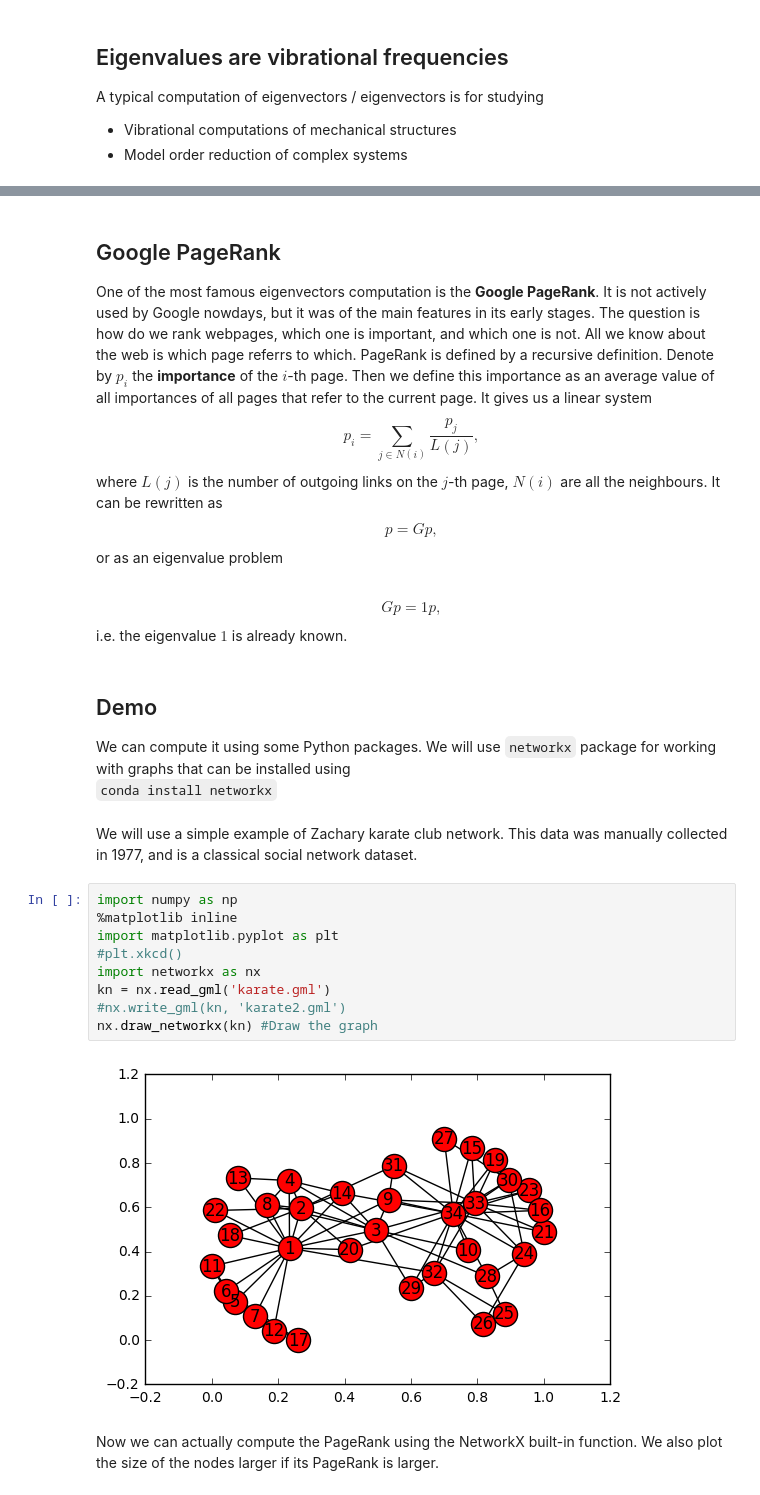
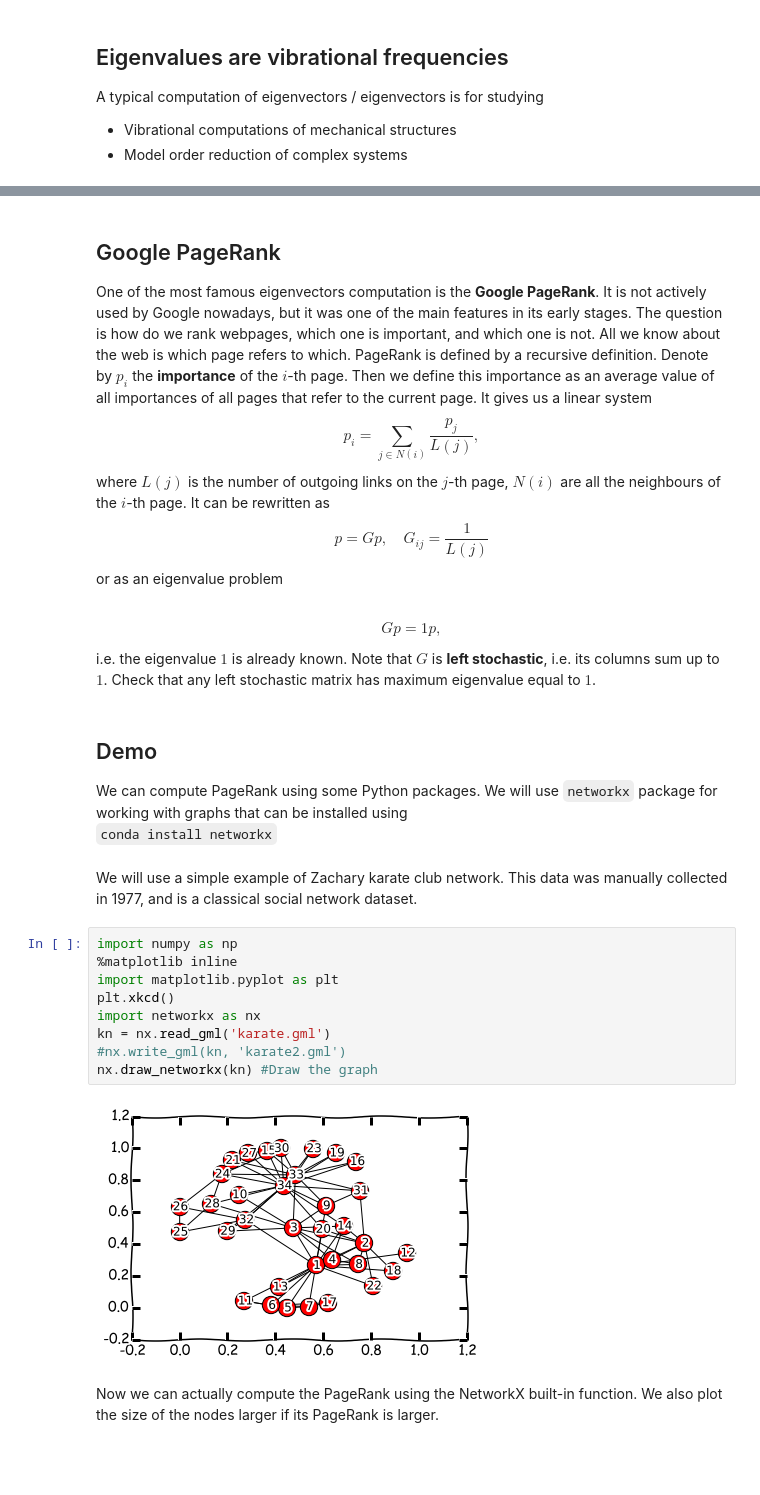
Before and after one commit to oseledets/nla2016, a Jupyter notebook: lectures/lecture-6.ipynb, the cells around one changed output, grey strips where cells are left out. Saved outputs shown, nothing was run; the diff lists cells and outputs as text; blank space fills up the shorter version.

````diff
--- a/lectures/lecture-6.ipynb
+++ b/lectures/lecture-6.ipynb
@@ -79,24 +79,26 @@ YouTubeVideo("xKGA3RNzvKg")
 # %% [markdown]
 ## Google PageRank
 One of the most famous eigenvectors computation is the **Google PageRank**.
-It is not actively used by Google nowdays, but it was of the main features in its early stages. The question is how do we rank webpages, which one is important, and which one is not.
-All we know about the web is which page referrs to which. PageRank is defined by a recursive definition. Denote by $p_i$ the **importance** of the $i$-th page. Then we define this importance as an average value of all importances of all pages that refer to the current page. It gives us a linear system
+It is not actively used by Google nowadays, but it was one of the main features in its early stages. The question is how do we rank webpages, which one is important, and which one is not.
+All we know about the web is which page refers to which. PageRank is defined by a recursive definition. Denote by $p_i$ the **importance** of the $i$-th page. Then we define this importance as an average value of all importances of all pages that refer to the current page. It gives us a linear system
 $$
     p_i = \sum_{j \in N(i)} \frac{p_j}{L(j)},
 $$
-where $L(j)$ is the number of outgoing links on the $j$-th page, $N(i)$ are all the neighbours. It can be rewritten as
+where $L(j)$ is the number of outgoing links on the $j$-th page, $N(i)$ are all the neighbours of the $i$-th page. It can be rewritten as
 $$
-   p = G p,
+   p = G p, \quad G_{ij} = \frac{1}{L(j)}
 $$
 or as an eigenvalue problem
 # %% [markdown]
 $$
    Gp = 1 p,
 $$
-i.e. the eigenvalue $1$ is already known.
+
+i.e. the eigenvalue $1$ is already known. Note that $G$ is **left stochastic**, i.e. its columns sum up to $1$.
+Check that any left stochastic matrix has maximum eigenvalue equal to $1$.
 # %% [markdown]
 ## Demo
-We can compute it using some Python packages.
+We can compute PageRank using some Python packages.
 We will use ```networkx``` package for working with graphs that can be installed using
 ```conda install networkx```
 # %% [markdown]
@@ -104,14 +106,14 @@ We will use a simple example of Zachary karate club network. This data was manua
 # %%
 import numpy as np
 %matplotlib inline
 import matplotlib.pyplot as plt
-#plt.xkcd()
+plt.xkcd()
 import networkx as nx
 kn = nx.read_gml('karate.gml')
 #nx.write_gml(kn, 'karate2.gml')
 nx.draw_networkx(kn) #Draw the graph
 # %% [output]
-[figure, old version]
+[figure, new version]
 # %% [markdown]
 Now we can actually compute the PageRank using the NetworkX built-in function. We also plot
 the size of the nodes larger if its PageRank is larger.
````
Also changed, not shown: parts of 29 cells of this notebook.
